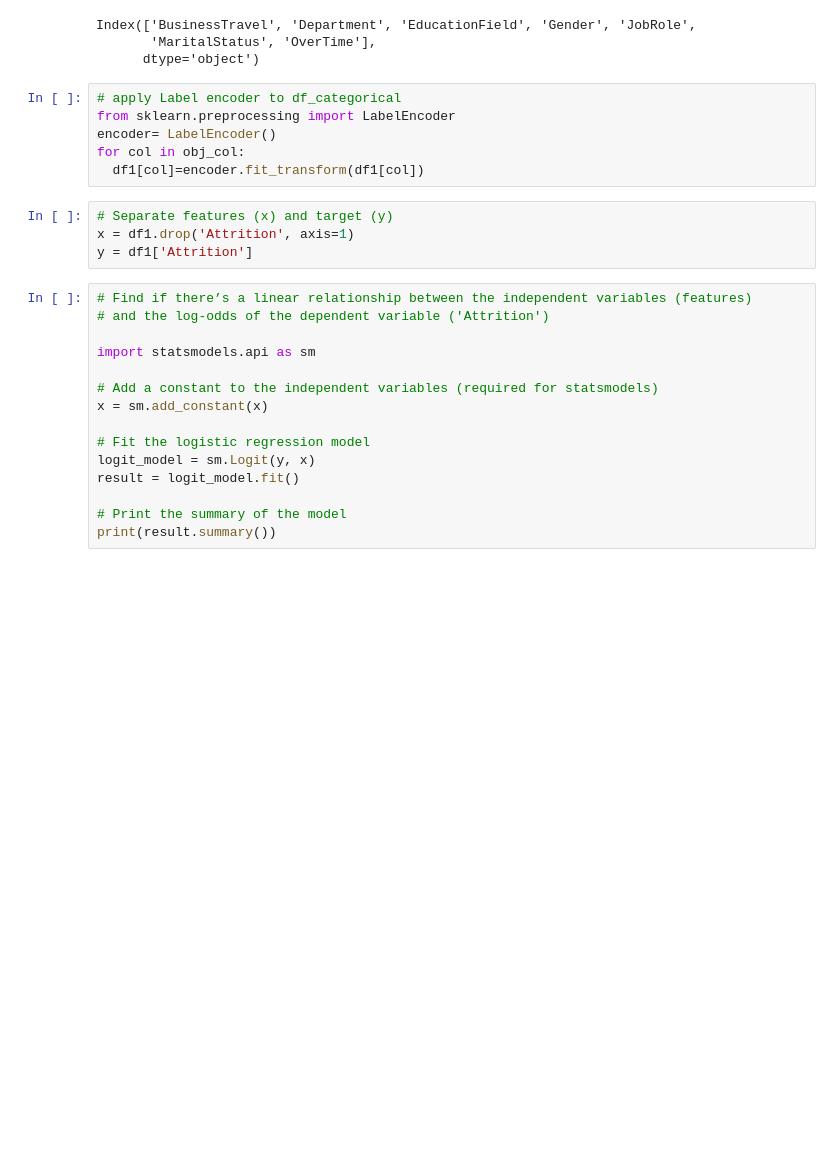
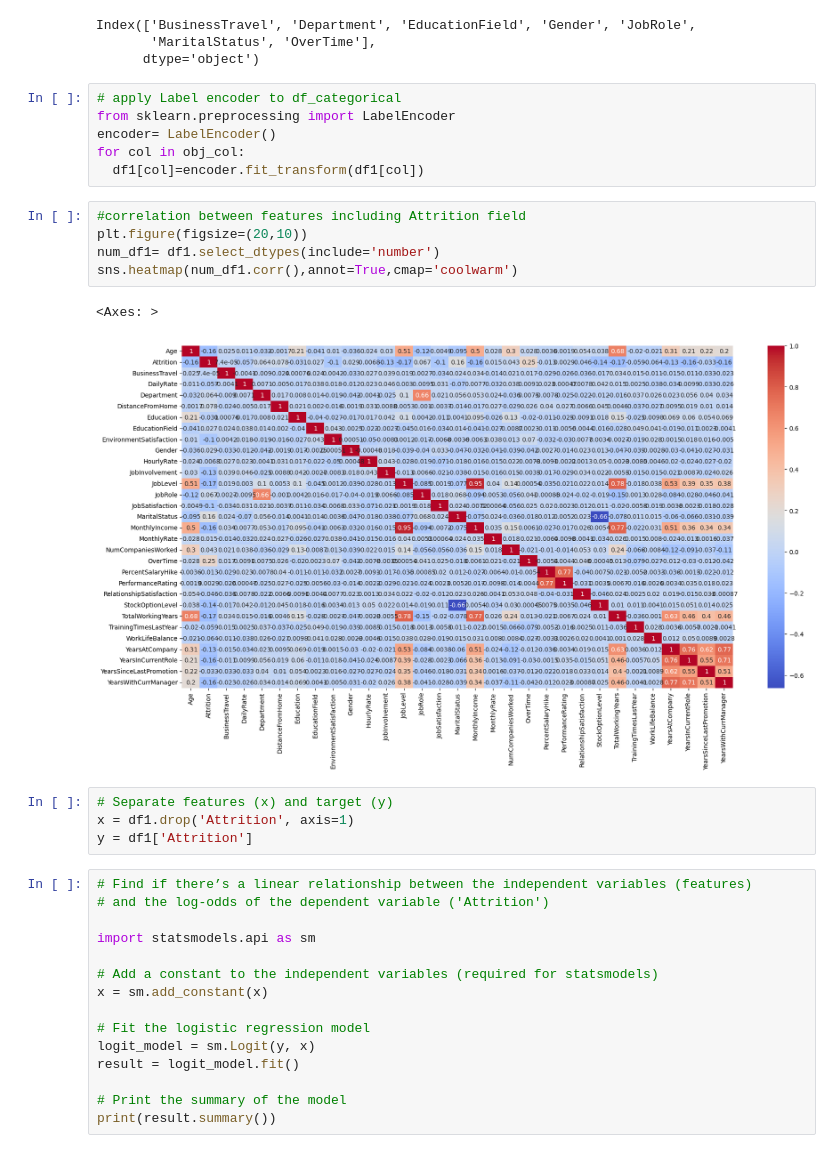
Before and after one commit to shilpashreshta/Data_Science_projects, a Jupyter notebook: Employee_Attrition_V1.ipynb, the cells around one changed output. Drawn from its saved outputs; the diff is of its cells as text; blank space fills up the shorter version.

```diff
--- a/Employee_Attrition_V1.ipynb
+++ b/Employee_Attrition_V1.ipynb
@@ -308,6 +308,14 @@ from sklearn.preprocessing import LabelEncoder
 encoder= LabelEncoder()
 for col in obj_col:
   df1[col]=encoder.fit_transform(df1[col])
+# %%
+#correlation between features including Attrition field
+plt.figure(figsize=(20,10))
+num_df1= df1.select_dtypes(include='number')
+sns.heatmap(num_df1.corr(),annot=True,cmap='coolwarm')
+# %% [output]
+<Axes: >
+[figure, added]
 # %%
 # Separate features (x) and target (y)
 x = df1.drop('Attrition', axis=1)
```
Also changed, not shown: parts of 13 cells of this notebook.
